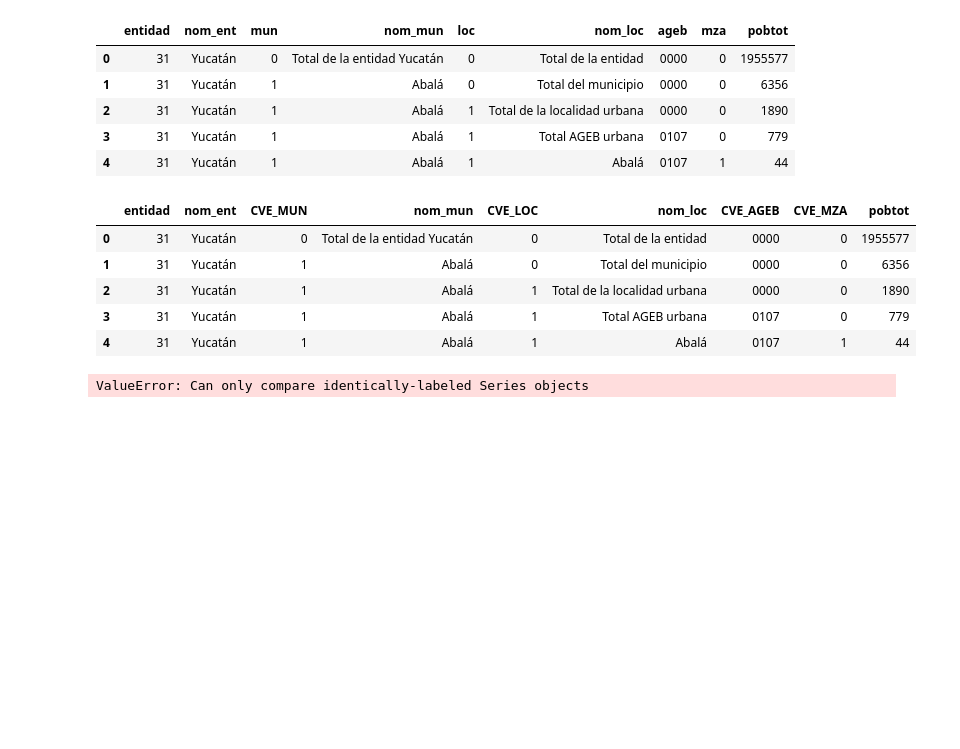
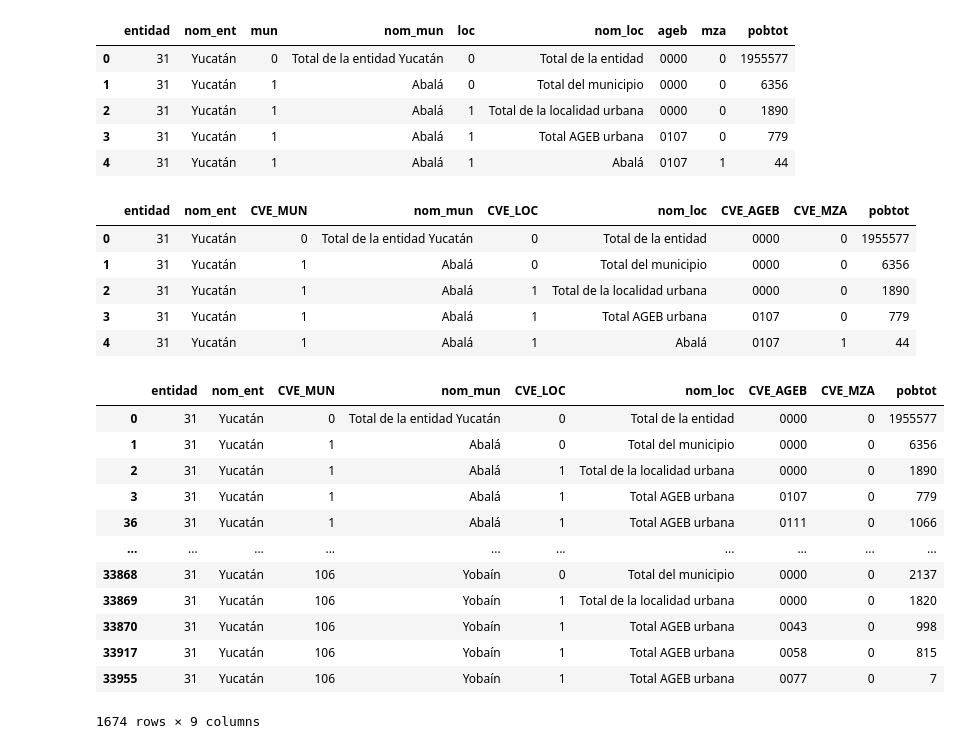
Before and after one commit to gperaza/road-network, a Jupyter notebook: notebooks/working with geodataframes.ipynb, the cells around one changed output. Saved outputs shown, nothing was run; the diff lists cells and outputs as text; code cells hidden in the pictures; blank space fills up the shorter version.

Commit message:
filter only the totals of the yucatan_censo dataframe

```diff
--- a/notebooks/working with geodataframes.ipynb
+++ b/notebooks/working with geodataframes.ipynb
@@ -303,7 +305,22 @@ yucatan_censo.head()
 | 2 | 31 | Yucatán | 1 | Abalá | 1 | Total de la localidad urbana | 0000 | 0 | 1890 |
 | 3 | 31 | Yucatán | 1 | Abalá | 1 | Total AGEB urbana | 0107 | 0 | 779 |
 | 4 | 31 | Yucatán | 1 | Abalá | 1 | Abalá | 0107 | 1 | 44 |
-# %%
-condition = ((yucatan_manzana['CVE_AGEB'] == yucatan_censo['ageb']) & (yucatan_manzana['CVE_MZA'] == yucatan_censo['mza']))
-# %% [output]
-ValueError: Can only compare identically-labeled Series objects
+# %%
+#filter only the totals
+yucatan_censo_totales = yucatan_censo[yucatan_censo['CVE_MZA'] == 0]
+# %%
+yucatan_censo_totales
+# %% [output]
+|  | entidad | nom_ent | CVE_MUN | nom_mun | CVE_LOC | nom_loc | CVE_AGEB | CVE_MZA | pobtot |
+| 0 | 31 | Yucatán | 0 | Total de la entidad Yucatán | 0 | Total de la entidad | 0000 | 0 | 1955577 |
+| 1 | 31 | Yucatán | 1 | Abalá | 0 | Total del municipio | 0000 | 0 | 6356 |
+| 2 | 31 | Yucatán | 1 | Abalá | 1 | Total de la localidad urbana | 0000 | 0 | 1890 |
+| 3 | 31 | Yucatán | 1 | Abalá | 1 | Total AGEB urbana | 0107 | 0 | 779 |
+| 36 | 31 | Yucatán | 1 | Abalá | 1 | Total AGEB urbana | 0111 | 0 | 1066 |
+| ... | ... | ... | ... | ... | ... | ... | ... | ... | ... |
+| 33868 | 31 | Yucatán | 106 | Yobaín | 0 | Total del municipio | 0000 | 0 | 2137 |
+| 33869 | 31 | Yucatán | 106 | Yobaín | 1 | Total de la localidad urbana | 0000 | 0 | 1820 |
+| 33870 | 31 | Yucatán | 106 | Yobaín | 1 | Total AGEB urbana | 0043 | 0 | 998 |
+| 33917 | 31 | Yucatán | 106 | Yobaín | 1 | Total AGEB urbana | 0058 | 0 | 815 |
+| 33955 | 31 | Yucatán | 106 | Yobaín | 1 | Total AGEB urbana | 0077 | 0 | 7 |
+1674 rows × 9 columns
```
Also changed, not shown: parts of 3 cells of this notebook.
